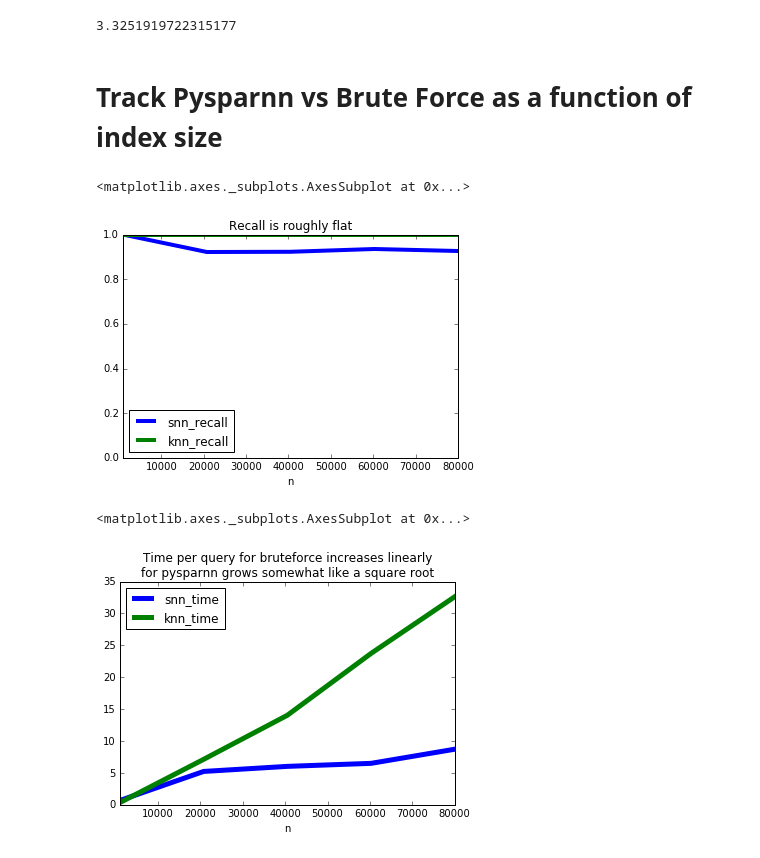
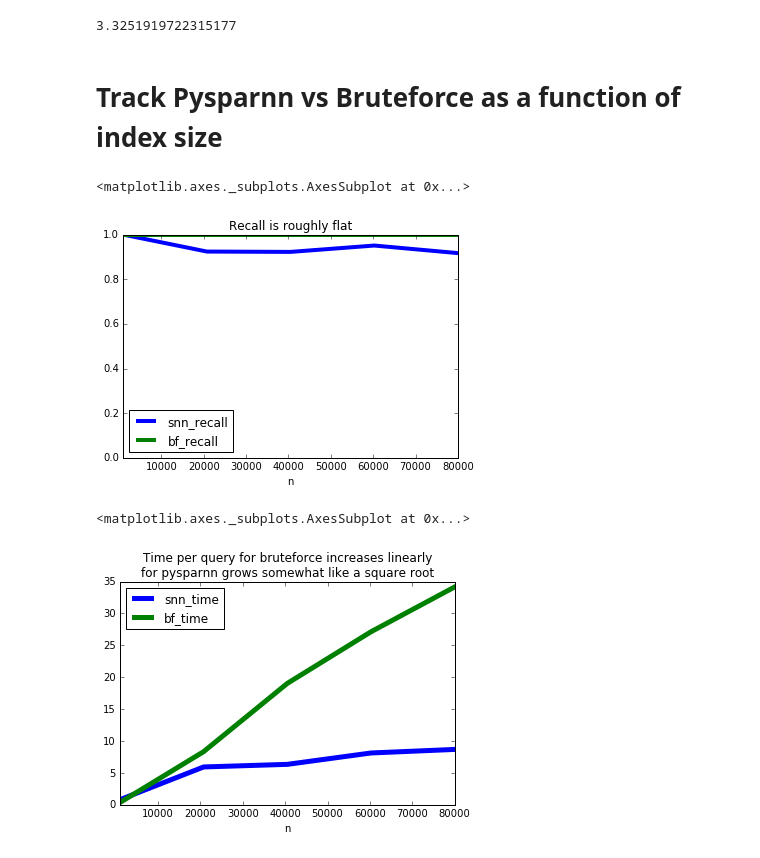
Before and after one commit to facebookresearch/pysparnn, a Jupyter notebook: examples/enron.ipynb, the cells around one changed output. Drawn from its saved outputs; the diff is of its cells as text; code cells hidden in the pictures.

Commit message:
enron example updated, bumped min matrix size for improved perf

```diff
--- a/examples/enron.ipynb
+++ b/examples/enron.ipynb
@@ -161,26 +161,27 @@ lsh_time / snn_time
 # %% [output]
 3.3251919722315177
 # %% [markdown]
-# Track Pysparnn vs Brute Force as a function of index size
+# Track Pysparnn vs Bruteforce as a function of index size
 # %%
 snn_results = []
 
 for n in np.linspace(1000, 80000, 5):
     feats = train_features[:n]
 
-    knn = NearestNeighbors(algorithm='brute', metric='cosine')
+    ########## brute force ############
+    bf = NearestNeighbors(algorithm='brute', metric='cosine')
 
-    knn.fit(feats)
+    bf.fit(feats)
 
     # get 1 NN for each document
     t0 = time.time()
 
-    answers = knn.kneighbors(test_features, n_neighbors=1, return_distance=False)
+    answers = bf.kneighbors(test_features, n_neighbors=1, return_distance=False)
 
-    knn_time = time.time() - t0
+    bf_time = time.time() - t0
 
 
-    ######################
+    ########## snn ############
 
     snn = pysparnn.MultiClusterIndex(feats, doc_index, num_indexes=2)
     # only search one index instead of 2
@@ -191,25 +192,26 @@ for n in np.linspace(1000, 80000, 5):
     snn_time = time.time() - t0
     snn_recall = pysparnn_utils.recall(answers, results).mean()
 
+    # results
     snn_results.append({
             'n': n,
             'snn_recall': snn_recall ,
             'snn_time': snn_time,
-            'knn_recall': 1.0,
-            'knn_time': knn_time
+            'bf_recall': 1.0,
+            'bf_time': bf_time
         })
 # %%
 import pandas as pd
 # %%
-pd.DataFrame(snn_results)[['n', 'snn_recall', 'knn_recall']].plot(x='n', ylim=(0, 1), linewidth=4,
+pd.DataFrame(snn_results)[['n', 'snn_recall', 'bf_recall']].plot(x='n', ylim=(0, 1), linewidth=4,
                                                                  title='Recall is roughly flat')
 # %% [output]
 <matplotlib.axes._subplots.AxesSubplot at 0x...>
-[figure, old version]
+[figure, new version]
 # %%
-df = pd.DataFrame(snn_results)[['n', 'snn_time', 'knn_time']]
+df = pd.DataFrame(snn_results)[['n', 'snn_time', 'bf_time']]
 df.plot(x='n', linewidth=5,
         title='Time per query for bruteforce increases linearly\nfor pysparnn grows somewhat like a square root')
 # %% [output]
 <matplotlib.axes._subplots.AxesSubplot at 0x...>
-[figure, old version]
+[figure, new version]
```
Also changed, not shown: 1 other file.
